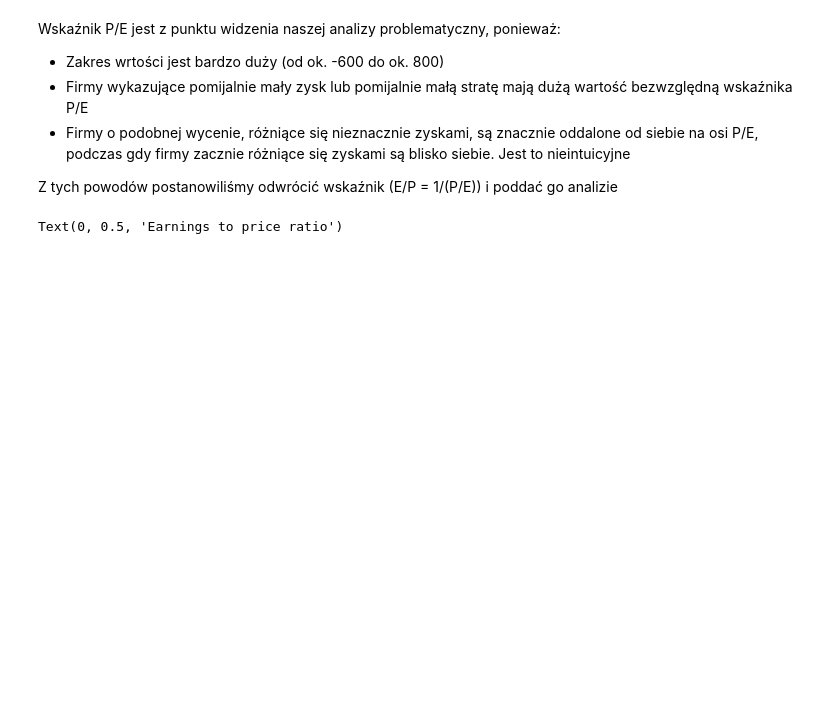
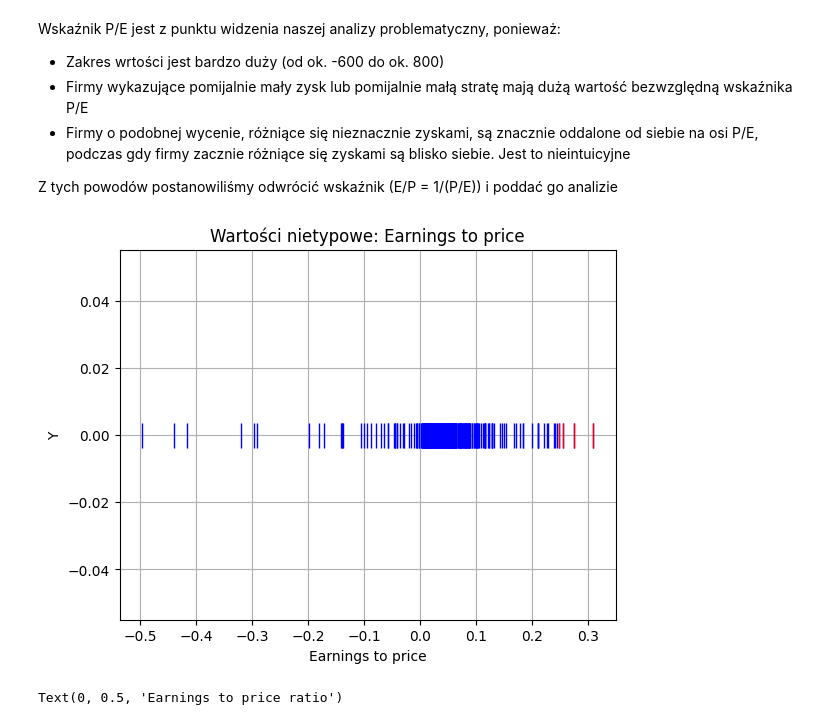
Before and after one commit to codespaghettifier/sp500-exploration, a Jupyter notebook: exploration.ipynb, the cells around one changed output. Cells and saved outputs as stored; diff of their text form; code cells hidden in the pictures; blank space fills up the shorter version.

```diff
--- a/exploration.ipynb
+++ b/exploration.ipynb
@@ -283,6 +385,11 @@ Wskaźnik P/E jest z punktu widzenia naszej analizy problematyczny, ponieważ:
 Z tych powodów postanowiliśmy odwrócić wskaźnik (E/P = 1/(P/E)) i poddać go analizie
 # %%
 earnings_to_price_filtered = 1 / prince_to_earnings_filtered
+# %%
+scatterplot_with_outliers_percentile_1D(earnings_to_price_filtered, 10, 90, 'Earnings to price')
+# scatterplot_with_outliers_1D(earnings_to_price_filtered, 10, 0.02, 'Earnings to price')
+# %% [output]
+[figure, added]
 # %%
 # Plot earnings to price ratio vs marketcaps
 fig, ax = get_fig_ax()
```
Also changed, not shown: parts of 25 cells of this notebook.
